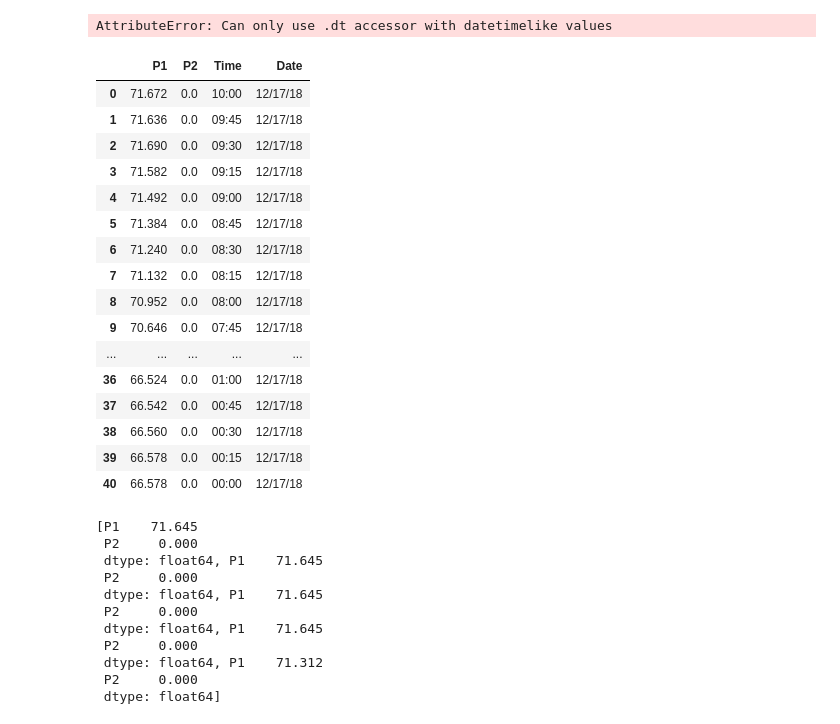
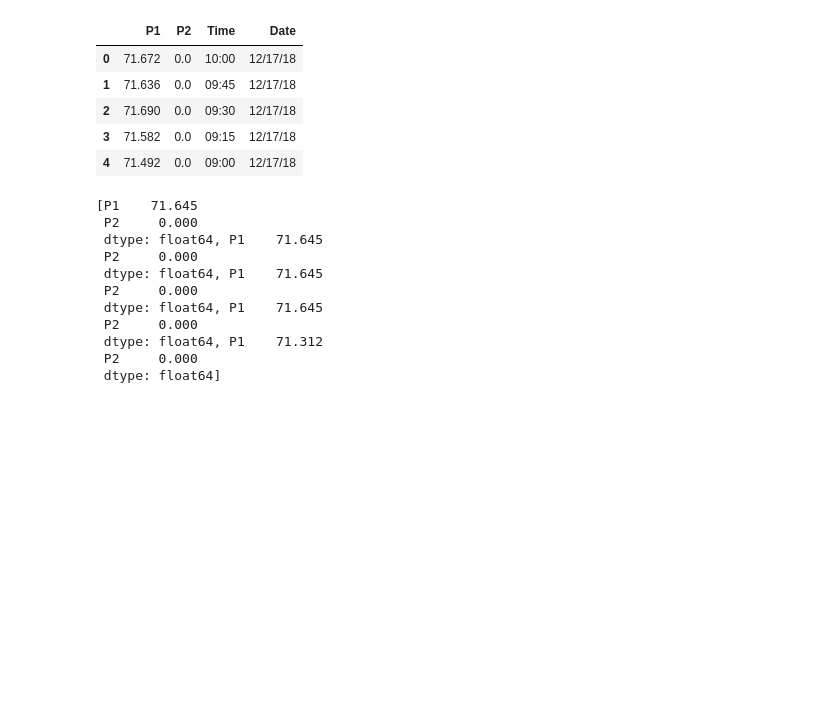
Before and after one commit to Thomas6541/USBR_Code, a Jupyter notebook: Version_3_temptCode.ipynb, the cells around one changed output. Saved outputs shown, nothing was run; the diff lists cells and outputs as text; code cells hidden in the pictures; blank space fills up the shorter version.

```diff
--- a/Version_3_temptCode.ipynb
+++ b/Version_3_temptCode.ipynb
@@ -35,31 +35,16 @@ def avg(g, N=4):
             lastAvg = cum[-1]/float(remainder)
         result = np.vstack([result, lastAvg])
     return result
-# %%
-df.groupby([df["Date"].dt.month, df["Time"].dt.hour]).mean()
-# %% [output]
-AttributeError: Can only use .dt accessor with datetimelike values
 # %%
 new = g.get_group('12/17/18')
-new
+new[0:5]
 # %% [output]
 |  | P1 | P2 | Time | Date |
 | 0 | 71.672 | 0.0 | 10:00 | 12/17/18 |
 | 1 | 71.636 | 0.0 | 09:45 | 12/17/18 |
 | 2 | 71.690 | 0.0 | 09:30 | 12/17/18 |
 | 3 | 71.582 | 0.0 | 09:15 | 12/17/18 |
 | 4 | 71.492 | 0.0 | 09:00 | 12/17/18 |
-| 5 | 71.384 | 0.0 | 08:45 | 12/17/18 |
-| 6 | 71.240 | 0.0 | 08:30 | 12/17/18 |
-| 7 | 71.132 | 0.0 | 08:15 | 12/17/18 |
-| 8 | 70.952 | 0.0 | 08:00 | 12/17/18 |
-| 9 | 70.646 | 0.0 | 07:45 | 12/17/18 |
-| ... | ... | ... | ... | ... |
-| 36 | 66.524 | 0.0 | 01:00 | 12/17/18 |
-| 37 | 66.542 | 0.0 | 00:45 | 12/17/18 |
-| 38 | 66.560 | 0.0 | 00:30 | 12/17/18 |
-| 39 | 66.578 | 0.0 | 00:15 | 12/17/18 |
-| 40 | 66.578 | 0.0 | 00:00 | 12/17/18 |
 # %%
 from itertools import chain
 n=4
```
Also changed, not shown: parts of 7 cells of this notebook.
